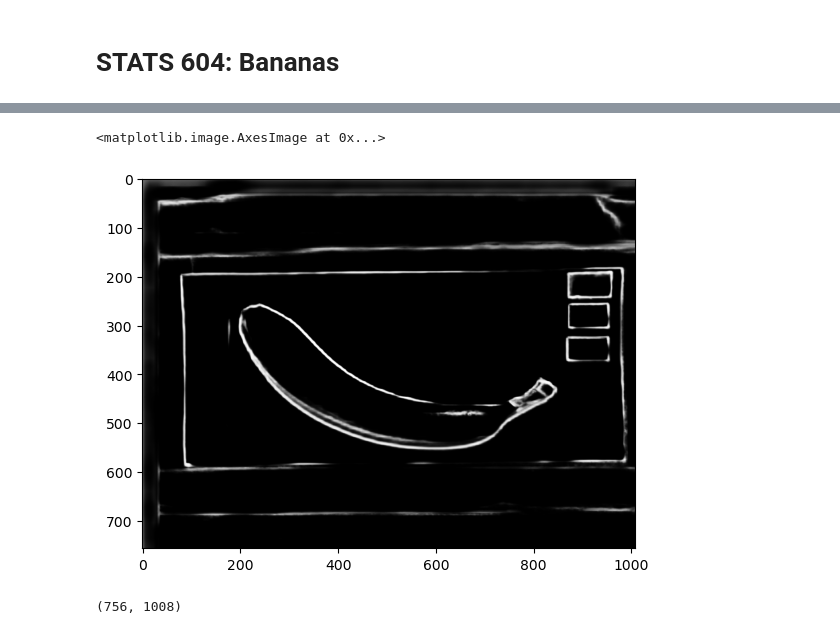
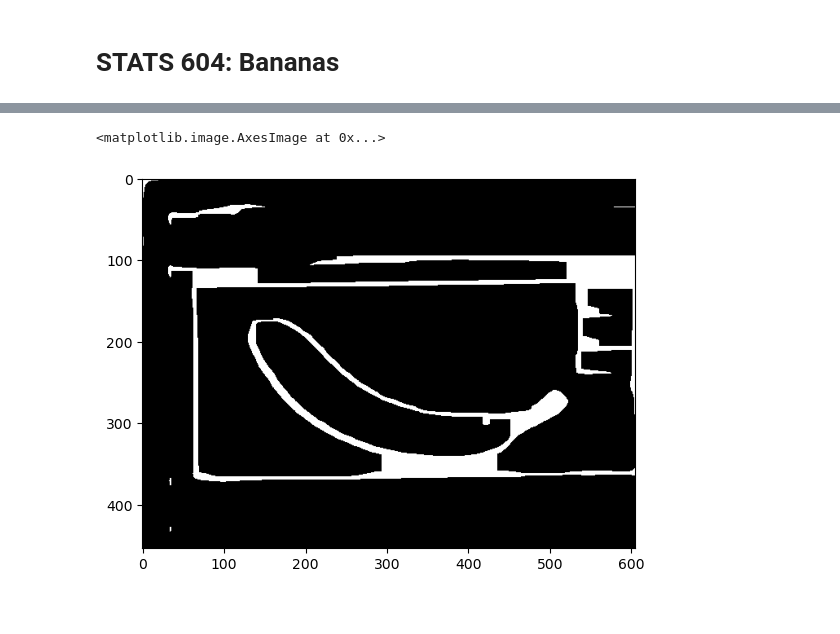
Before and after one commit to yashpatel5400/stats604-project3, a Jupyter notebook: project3.ipynb, the cells around one changed output, grey strips where cells are left out. Saved outputs shown, nothing was run; the diff lists cells and outputs as text; code cells hidden in the pictures.

```diff
--- a/project3.ipynb
+++ b/project3.ipynb
@@ -4,13 +4,3 @@
 import numpy as np
 import cv2
 from matplotlib import pyplot as plt
-# %%
-raw = cv2.imread('banana.jpg')
-gray = cv2.cvtColor(img, cv2.COLOR_BGR2GRAY)
-ret, thresh = cv2.threshold(gray, 0, 255, cv2.THRESH_BINARY_INV + cv2.THRESH_OTSU)
-
-ret, markers = cv2.connectedComponents(thresh)
-non_paper_region = markers == 1
-gray[non_paper_region] = 0
-
-plt.imshow(gray, cmap='gray')
@@ -20,6 +7,6 @@ plt.imshow(gray, cmap='gray')
 # %%
-img = cv2.resize(raw, None, fx=0.25, fy=0.25)
-img = cv2.blur(img, ksize)
+img = cv2.resize(raw, None, fx=0.15, fy=0.15)
+img = cv2.blur(img, (5,5))
 # %%
 W, H, _ = img.shape
 blob = cv2.dnn.blobFromImage(img, scalefactor=1.0, size=(W, H), swapRB=False, crop=False)
@@ -30,12 +17,17 @@ hed = net.forward()
 # %%
 hed = cv2.resize(hed[0, 0], (W, H))
 hed = (255 * hed).astype("uint8")
+# %%
+t = 100
+mask = hed.copy()
+mask[mask < t] = 0
+mask[mask >= t] = 255
+
+kernel = np.ones((5, 5), np.uint8)
+img_dilation = cv2.dilate(mask, kernel, iterations=5)
+mask = cv2.erode(img_dilation, kernel, iterations=5)
 # %%
-plt.imshow(hed, cmap='gray')
+plt.imshow(mask, cmap='gray')
 # %% [output]
 <matplotlib.image.AxesImage at 0x...>
-[figure, old version]
+[figure, new version]
-# %%
-hed.shape
-# %% [output]
-(756, 1008)
```
Also changed, not shown: parts of 2 cells of this notebook, 1 other file.
